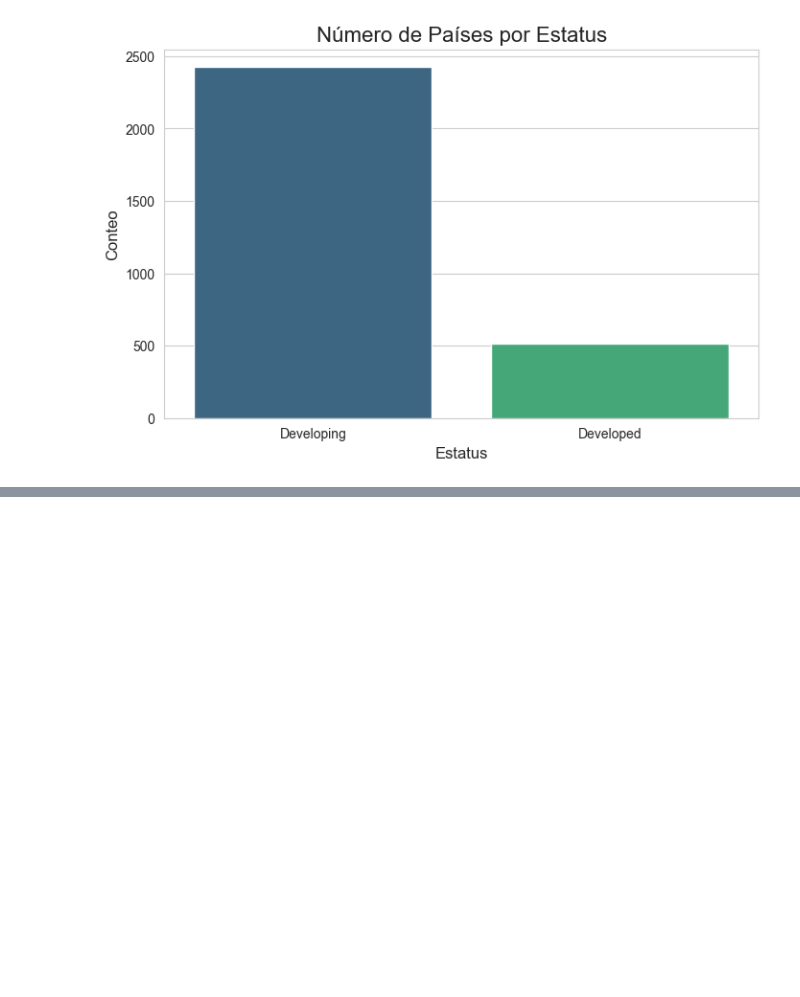
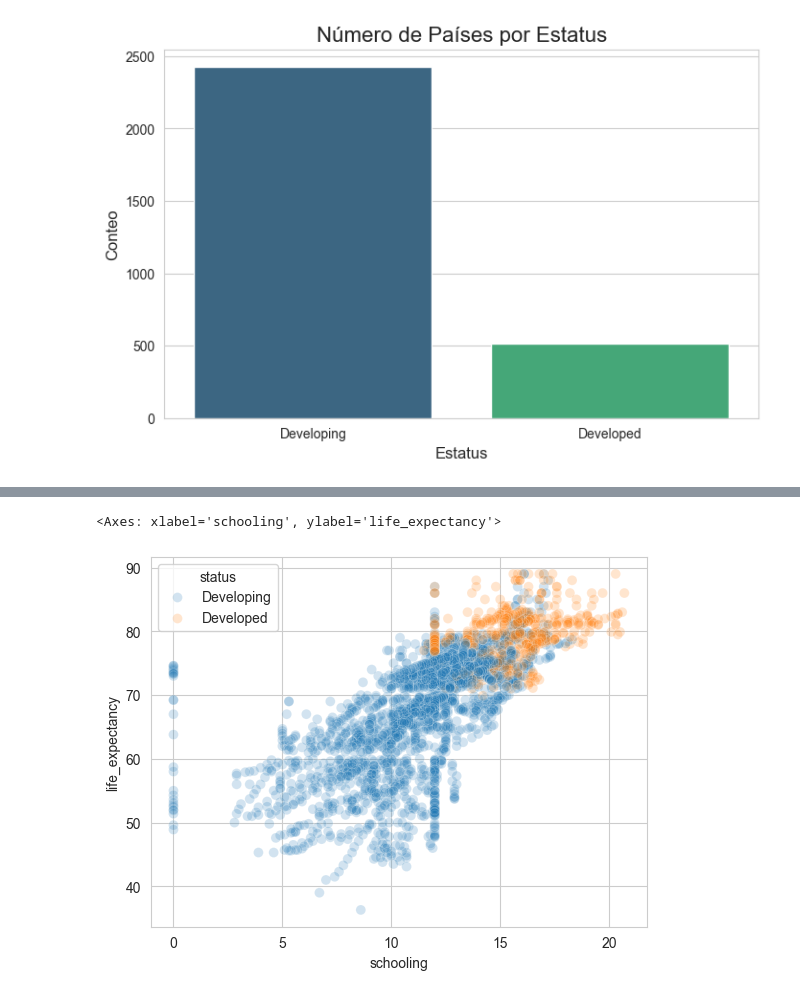
Before and after one commit to Factoria-F5-madrid/equipo5_proyecto5, a Jupyter notebook: eda_visualizaciones.ipynb, the cells around one changed output, grey strips where cells are left out. Cells and saved outputs as stored; diff of their text form; code cells hidden in the pictures; blank space fills up the shorter version.

```diff
--- a/eda_visualizaciones.ipynb
+++ b/eda_visualizaciones.ipynb
@@ -133,0 +185,5 @@ Passing `palette` without assigning `hue` is deprecated and will be removed in v
+# %%
+sns.scatterplot(x='schooling', y='life_expectancy', hue='status', data=df, s=50, alpha=0.2)
+# %% [output]
+<Axes: xlabel='schooling', ylabel='life_expectancy'>
+[figure, added]
```
Also changed, not shown: parts of 16 cells of this notebook.
